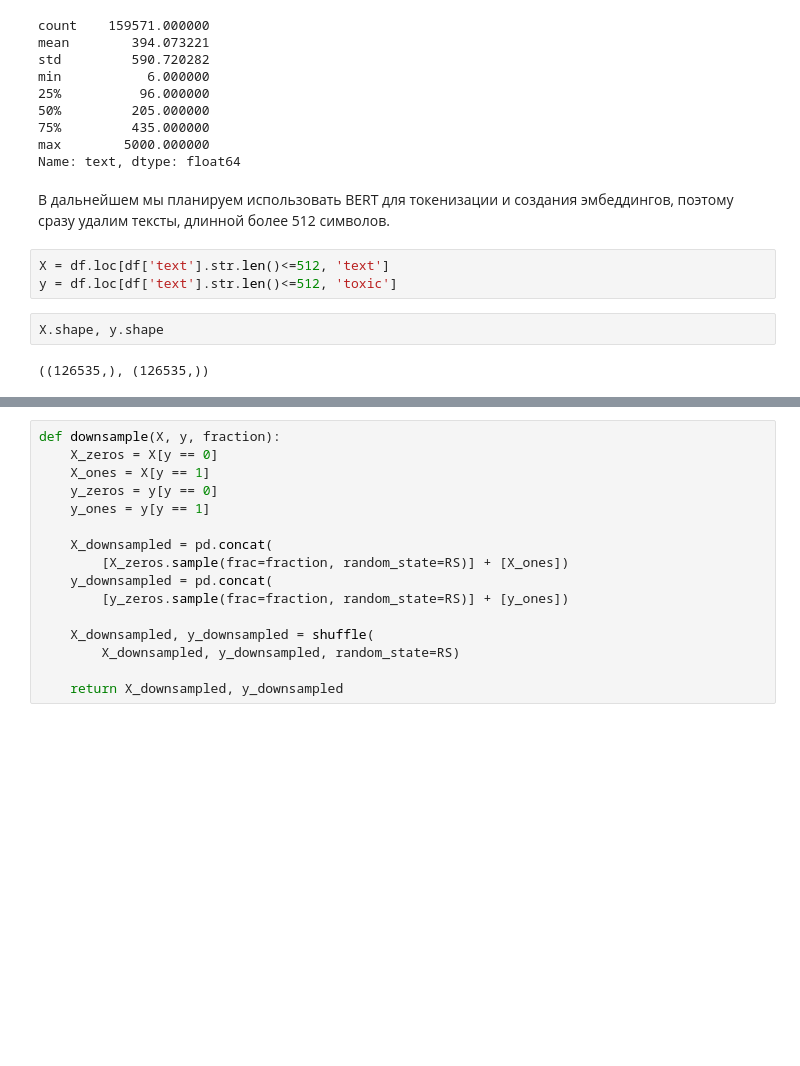
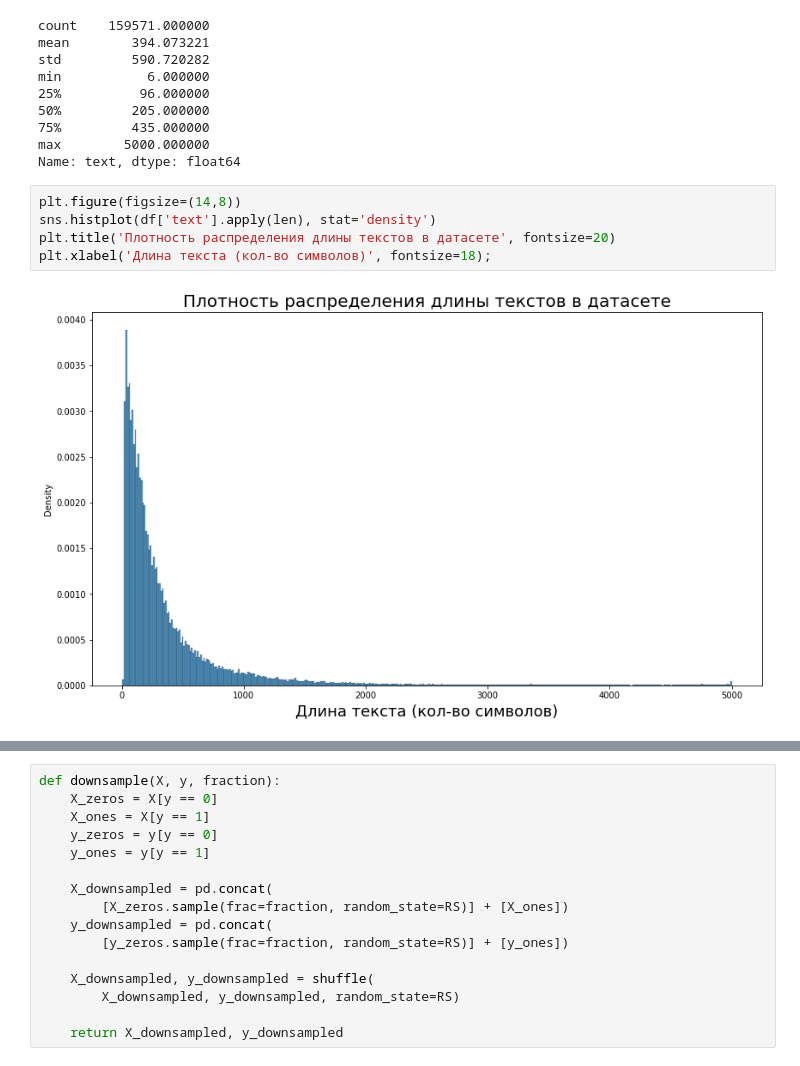
Before and after one commit to artdaal/yandex-practicum-projects, a Jupyter notebook: 13_text_processing/Sentiment_analysis_of_comments.ipynb, the cells around one changed output, grey strips where cells are left out. Drawn from its saved outputs; the diff is of its cells as text; blank space fills up the shorter version.

```diff
--- a/13_text_processing/Sentiment_analysis_of_comments.ipynb
+++ b/13_text_processing/Sentiment_analysis_of_comments.ipynb
@@ -87,12 +88,10 @@ min           6.000000
 75%         435.000000
 max        5000.000000
 Name: text, dtype: float64
-# %% [markdown]
-В дальнейшем мы планируем использовать BERT для токенизации и создания эмбеддингов, поэтому сразу удалим тексты, длинной более 512 символов.
-# %%
-X = df.loc[df['text'].str.len()<=512, 'text']
-y = df.loc[df['text'].str.len()<=512, 'toxic']
-# %%
-X.shape, y.shape
-# %% [output]
-((126535,), (126535,))
+# %%
+plt.figure(figsize=(14,8))
+sns.histplot(df['text'].apply(len), stat='density')
+plt.title('Плотность распределения длины текстов в датасете', fontsize=20)
+plt.xlabel('Длина текста (кол-во символов)', fontsize=18);
+# %% [output]
+[figure, added]
```
Also changed, not shown: parts of 58 cells of this notebook, 1 other file.
